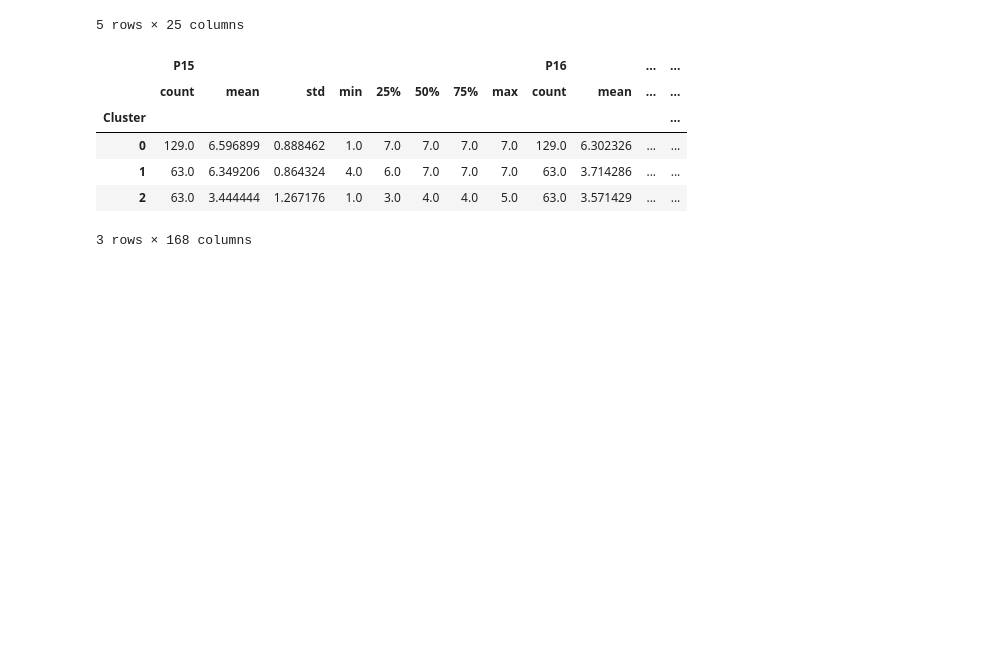
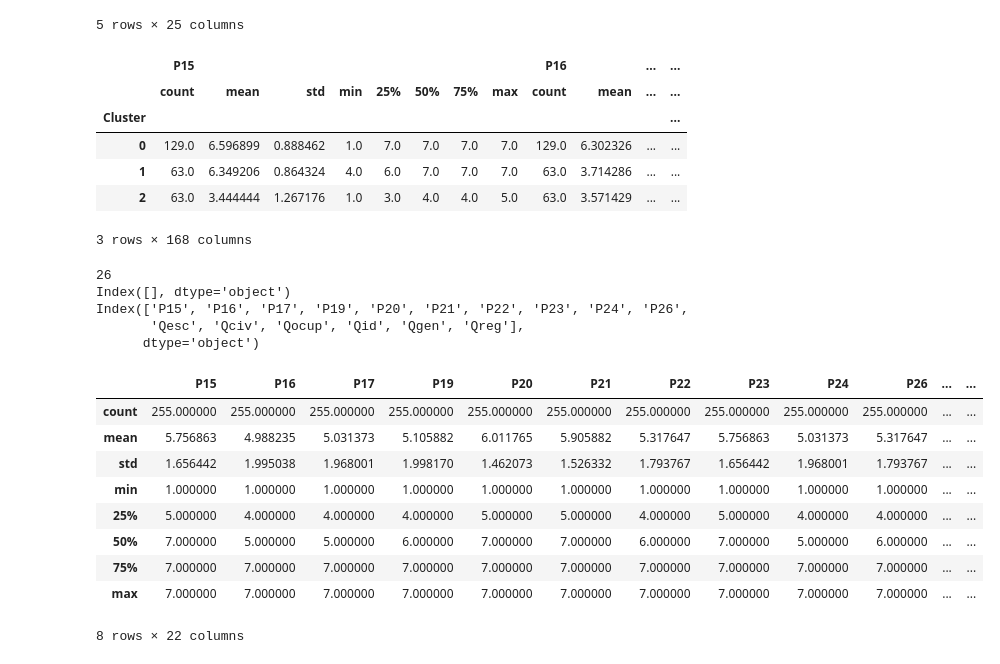
Before and after one commit to enzojunq/Base-de-dados, a Jupyter notebook: base.ipynb, the cells around one changed output. Cells and saved outputs as stored; diff of their text form; code cells hidden in the pictures; blank space fills up the shorter version.

```diff
--- a/base.ipynb
+++ b/base.ipynb
@@ -604,0 +609,35 @@ grouped_by_clusters.describe()
+# %%
+print(len(df_p_pca_kmeans.columns))
+vars = df_p_pca_kmeans.columns[0:16]
+col_cluster = df_p_pca_kmeans.columns[41:42]
+print(col_cluster)
+vars = vars.append(col_cluster)
+print(vars)
+# %% [output]
+26
+Index([], dtype='object')
+Index(['P15', 'P16', 'P17', 'P19', 'P20', 'P21', 'P22', 'P23', 'P24', 'P26',
+       'Qesc', 'Qciv', 'Qocup', 'Qid', 'Qgen', 'Qreg'],
+      dtype='object')
+# %%
+df_p_pca_kmeans.columns
+
+cluster_0 =df_p_pca_kmeans[df_p_pca_kmeans.Cluster == 0]
+cluster_1 =df_p_pca_kmeans[df_p_pca_kmeans.Cluster == 1]
+cluster_2 =df_p_pca_kmeans[df_p_pca_kmeans.Cluster == 2]
+
+
+lclusters = [cluster_0, cluster_1, cluster_2]
+
+df_p_pca_kmeans.describe()
+# %% [output]
+|  | P15 | P16 | P17 | P19 | P20 | P21 | P22 | P23 | P24 | P26 | ... | ... |
+| count | 255.000000 | 255.000000 | 255.000000 | 255.000000 | 255.000000 | 255.000000 | 255.000000 | 255.000000 | 255.000000 | 255.000000 | ... | ... |
+| mean | 5.756863 | 4.988235 | 5.031373 | 5.105882 | 6.011765 | 5.905882 | 5.317647 | 5.756863 | 5.031373 | 5.317647 | ... | ... |
+| std | 1.656442 | 1.995038 | 1.968001 | 1.998170 | 1.462073 | 1.526332 | 1.793767 | 1.656442 | 1.968001 | 1.793767 | ... | ... |
+| min | 1.000000 | 1.000000 | 1.000000 | 1.000000 | 1.000000 | 1.000000 | 1.000000 | 1.000000 | 1.000000 | 1.000000 | ... | ... |
+| 25% | 5.000000 | 4.000000 | 4.000000 | 4.000000 | 5.000000 | 5.000000 | 4.000000 | 5.000000 | 4.000000 | 4.000000 | ... | ... |
+| 50% | 7.000000 | 5.000000 | 5.000000 | 6.000000 | 7.000000 | 7.000000 | 6.000000 | 7.000000 | 5.000000 | 6.000000 | ... | ... |
+| 75% | 7.000000 | 7.000000 | 7.000000 | 7.000000 | 7.000000 | 7.000000 | 7.000000 | 7.000000 | 7.000000 | 7.000000 | ... | ... |
+| max | 7.000000 | 7.000000 | 7.000000 | 7.000000 | 7.000000 | 7.000000 | 7.000000 | 7.000000 | 7.000000 | 7.000000 | ... | ... |
+8 rows × 22 columns
```
Also changed, not shown: parts of 3 cells of this notebook.
